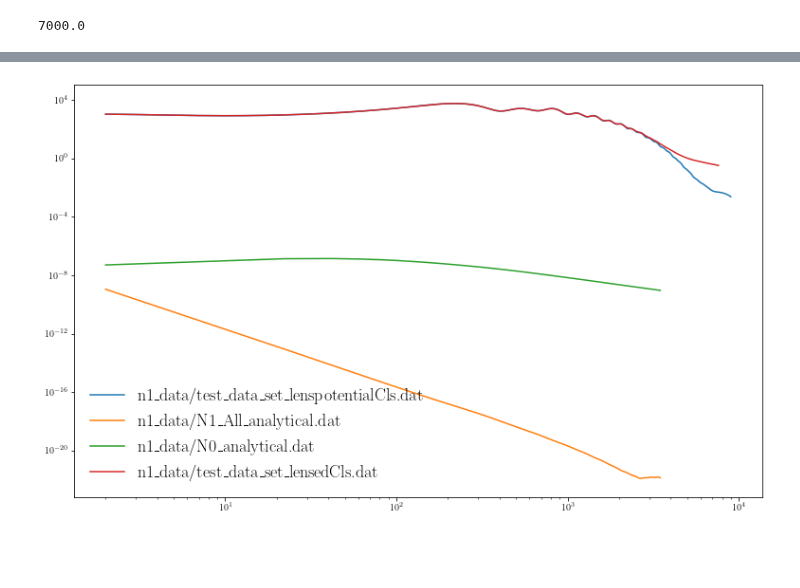
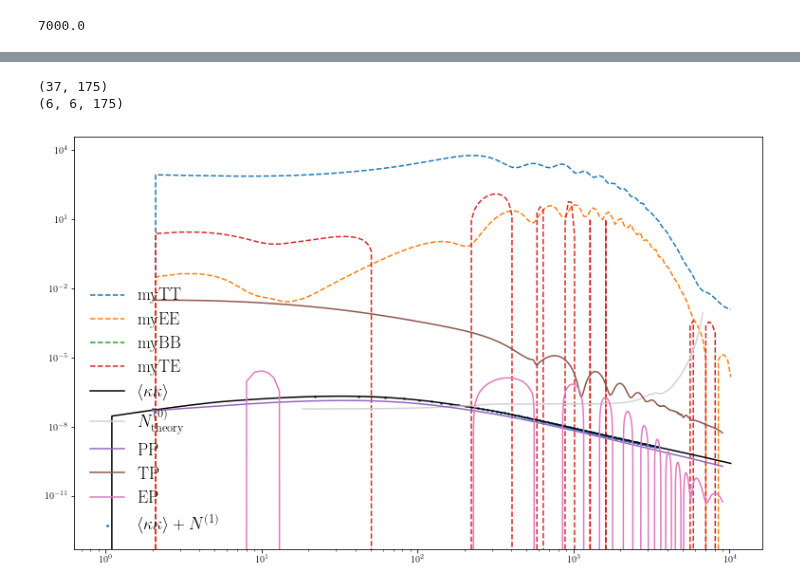
Before and after one commit to DelonShen/LensQuEst, a Jupyter notebook: dev/compute_N1_theory_scratch.ipynb, the cells around one changed output, grey strips where cells are left out. Saved outputs shown, nothing was run; the diff lists cells and outputs as text; code cells hidden in the pictures; blank space fills up the shorter version.

```diff
--- a/dev/compute_N1_theory_scratch.ipynb
+++ b/dev/compute_N1_theory_scratch.ipynb
@@ -78,5 +74,3 @@ ell = list([i for i in lRange])
 lRange[1]
 # %% [output]
 7000.0
-# %%
-n1 = np.loadtxt('n1_data/N1_All_analytical.dat').T
@@ -115,32 +77,77 @@ plt.yscale('log')
+# %%
+l_dat = np.loadtxt('n1_data/test_data_set_lenspotentialCls.dat').T[0]
+TP = np.loadtxt('n1_data/test_data_set_lenspotentialCls.dat').T[-2]
+fTP = interp1d(l_dat, TP, kind='linear', bounds_error=False, fill_value=0.)
 # %%
 plt.figure(figsize=(13,8))
 
 
-# ell = baseMap.l.flatten()
-# theory=[p2d_cmblens.fPinterp, Ntheory]
-# theory_l=[r'$\big<\kappa\kappa\big>$', r'$N^{(0)}_{\rm theory}$']
-# theory_s=['black', 'lightgrey']
-# for f,l,sty in zip(theory, theory_l, theory_s):
-#     L = np.logspace(np.log10(1.), np.log10(np.max(ell)), 201, 10.)
-#     ClExpected = np.array(list(map(f, L)))
-#     plt.plot(L, ClExpected, sty, label=l)
+ell = baseMap.l.flatten()
+theory=[cmb.funlensedTT, cmb.funlensedEE, cmb.funlensedBB,  cmb.funlensedTE]
+theory_l=[r'myTT', r'myEE', r'myBB', r'myTE']
+for f,l in zip(theory, theory_l):
+    L = np.logspace(np.log10(1.), np.log10(np.max(ell)), 201, 10.)
+    ClExpected = np.array(list(map(f, L)))
+    plt.plot(L, (L*L+1)/(2*np.pi)*ClExpected, '--', label=l)
+
+
+ell = baseMap.l.flatten()
+theory=[p2d_cmblens.fPinterp, Ntheory]
+theory_l=[r'$\big<\kappa\kappa\big>$', r'$N^{(0)}_{\rm theory}$']
+theory_s=['black', 'lightgrey']
+for f,l,sty in zip(theory, theory_l, theory_s):
+    L = np.logspace(np.log10(1.), np.log10(np.max(ell)), 201, 10.)
+    ClExpected = np.array(list(map(f, L)))
+    plt.plot(L, ClExpected, sty, label=l)
+
+
+labels = ['TT', 'EE', 'BB', 'TE','PP','TP','EP']
+for tmp in [
+            'n1_data/test_data_set_lenspotentialCls.dat',  #unlensed TT
+#             'n1_data/N1_All_analytical.dat',
+#             'n1_data/N0_analytical.dat',
+#             'n1_data/test_data_set_lensedCls.dat' #lsendTT
+]:
+    asdf = np.loadtxt(tmp).T
+    l_dat = asdf[0]
+    for i in range(len(asdf)-1):
+        if(labels[i] not in ['PP', 'TP', 'EP']):
+            continue
+        phiphi = asdf[i+1]
+        plt.plot(l_dat, phiphi, label=labels[i])
 
 
 for tmp in [
-            'n1_data/test_data_set_lenspotentialCls.dat',
+#             'n1_data/test_data_set_lenspotentialCls.dat',  #unlensed TT
             'n1_data/N1_All_analytical.dat',
-            'n1_data/N0_analytical.dat',
-            'n1_data/test_data_set_lensedCls.dat'
+#             'n1_data/N0_analytical.dat',
+#             'n1_data/test_data_set_lensedCls.dat' #lsendTT
 ]:
-    asdf = np.loadtxt(tmp).T
+    n1 = np.loadtxt(tmp).T
+    indices = ['TT', 'EE', 'EB', 'TE', 'TB', 'BB']
+    bins = n1[0]
+    print(np.shape(n1))
+    n1_mat = np.reshape(n1[1:], (len(indices), len(indices), len(bins)))
+    print(np.shape(n1_mat))
+    for i in range(len(indices)):
+        if(indices[i] != 'TT'):
+            continue
+#         plt.plot(bins, (bins*(bins+1))**2/(2*np.pi)*(n1_mat[i][i][:]), label=indices[i])
+#         plt.scatter(bins, (bins*(bins+1))**2/(2*np.pi)*(-n1_mat[i][i][:]), label=indices[i])
 
-    l_dat = asdf[0]
-    phiphi = asdf[1]
+        ClExpected = np.array(list(map(p2d_cmblens.fPinterp, bins)))
+        asdf = (bins*(bins+1))/(2*np.pi)*ClExpected+(bins*(bins+1))**2/(2*np.pi)*(n1_mat[i][i][:])
+        asdf = asdf*2*np.pi/(bins*(bins+1))
+        plt.scatter(bins, asdf, s=3, label=r'$\big<\kappa\kappa\big>+N^{(1)}$')
 
 
-    plt.plot(l_dat, phiphi, label=tmp)
+#     for i in range(3):
+#         phiphi = asdf[i+1]
+#         plt.plot(l_dat, phiphi, label='N1 col%d'%i)
 plt.legend(frameon=False)
 plt.xscale('log')
 plt.yscale('log')
 # %% [output]
+(37, 175)
+(6, 6, 175)
-[figure, old version]
+[figure, new version]
```
Also changed, not shown: parts of 5 cells of this notebook, 38 other files.
